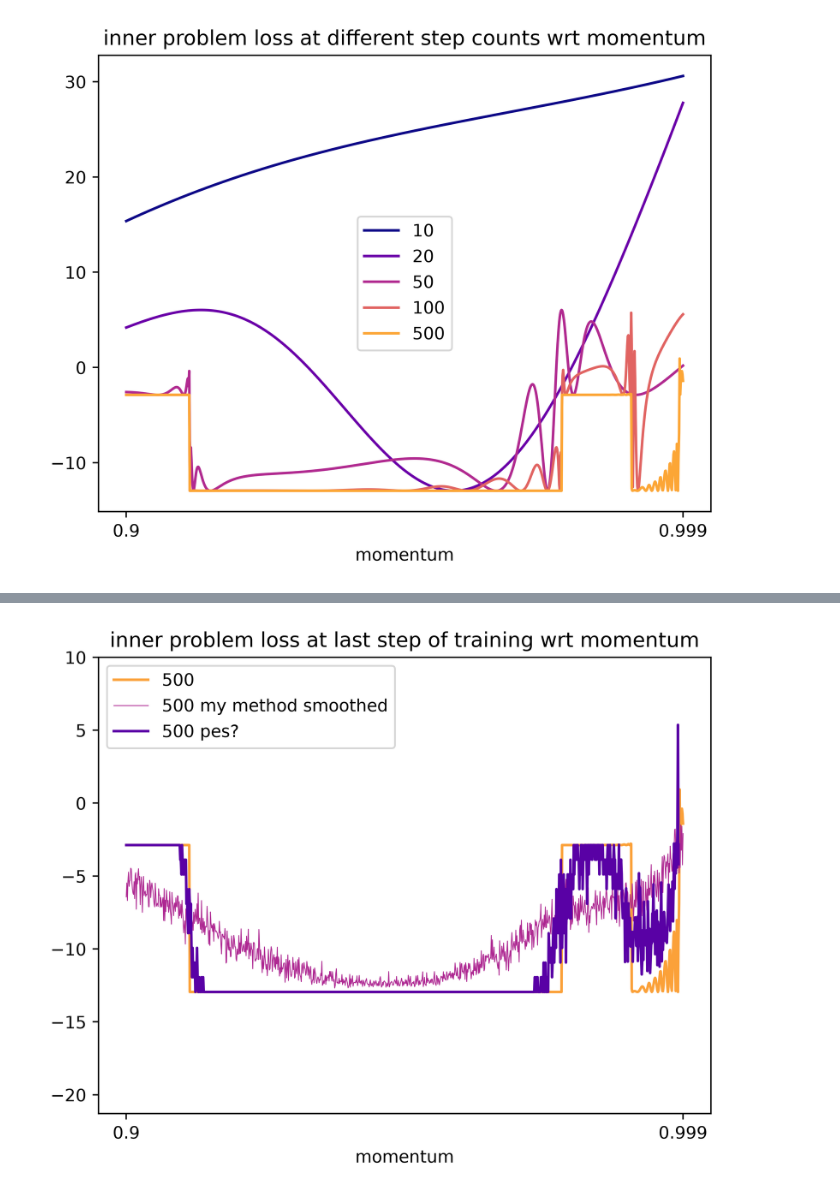
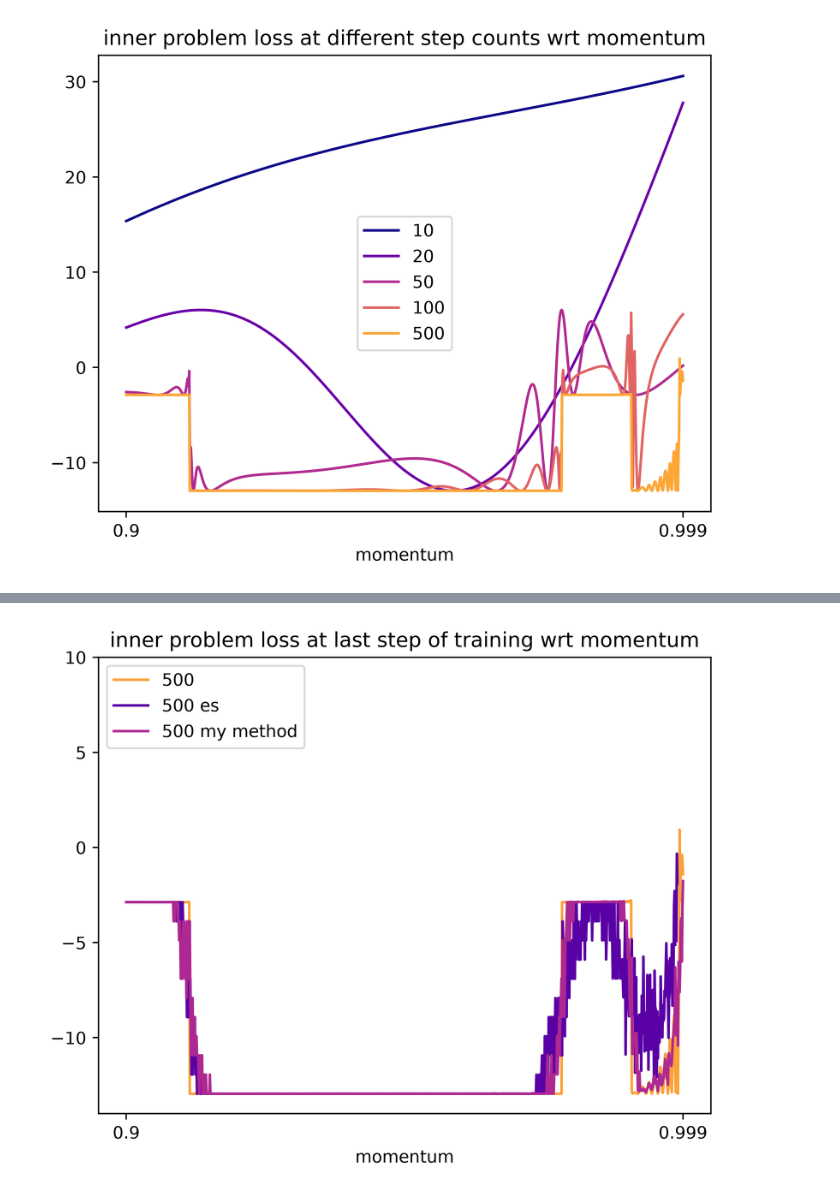
Before and after one commit to jakob-bjorner/2026_proj, a Jupyter notebook: discover.ipynb, the cells around one changed output, grey strips where cells are left out. Drawn from its saved outputs; the diff is of its cells as text; code cells hidden in the pictures.

Commit message:
commit changes from exploring the alternative gradient estimator direction

```diff
--- a/discover.ipynb
+++ b/discover.ipynb
@@ -265,7 +256,7 @@ steps = 501
 lr = 0.07
 lr_schedule = lambda i: min((i/10), 1) # (steps-10) * -1/(10-steps))
 # momentum = 0.9
-num_samples = 50
+num_samples = 10
 
 # for lr in lrs:
 for momentum in momentums:
@@ -289,10 +280,11 @@ for momentum in momentums:
     all_ws_new.append(ws)
 # %%
 cmap = colormaps.get_cmap("cool")
+plt.figure(dpi=300)
 for i, wss in enumerate(all_ws_new):
     index = int(i / len(all_ws) * 255)
-    # for ws in wss:
-    plt.plot(wss[2], color=cmap(index), alpha=0.2)
+    for ws in wss:
+        plt.plot(ws, color=cmap(index), alpha=0.02)
 cmap
 # %% [output]
 [figure]
@@ -339,18 +331,26 @@ all_ws_pes = [[sum(loss_fn(w) for w in w_ts)/len(w_ts) for w_ts in zip(*wss)] fo
 # %%
 cmap = colormaps.get_cmap("plasma")
 plt.figure(dpi=500)
 losses_at_step = [loss_fn(ws[-1]) for ws in all_ws]
 losses_at_step_new = [ws[-1] for ws in [[sum(loss_fn(w) for w in w_ts)/len(w_ts) for w_ts in zip(*wss)] for wss in all_ws_new]]
 losses_at_step_pes = [ws[-1] for ws in all_ws_pes]
 plt.plot(losses_at_step, color=cmap(200), label=f"{step}")
 # plt.plot(losses_at_step[:k]+ losses_at_step_smoothed + losses_at_step[-k:], color=cmap(100), label=f"{step} ~Full ES smoothed")
-plt.plot(losses_at_step_new, color=cmap(100), label=f"{step} my method smoothed", linewidth=0.5)
-plt.plot(losses_at_step_pes, color=cmap(40), label=f"{step} pes?")
+plt.plot(losses_at_step_pes, color=cmap(40), label=f"{step} es")
+plt.plot(losses_at_step_new, color=cmap(100), label=f"{step} my method")
 plt.xticks([0,len(losses_at_step)-1],[momentum_min, momentum_max])
 plt.xlabel("momentum")
 plt.legend()
 plt.title("inner problem loss at last step of training wrt momentum")
 plt.ylim(ymax=10)
 plt.show()
+
+# might not be good to see this image,
+# as I don't think my method has nice
+# properties on the momentum setting in general?
+# related to smoothing the meta loss landscape.
+# (well, I'm not trying to smooth the meta loss landscape I guess.?)
+# you can get around that problem by just doing
+# the zeroth order gradient estimator on that.
 # %% [output]
-[figure, old version]
+[figure, new version]
```
Also changed, not shown: parts of 21 cells of this notebook, 4 other files.
